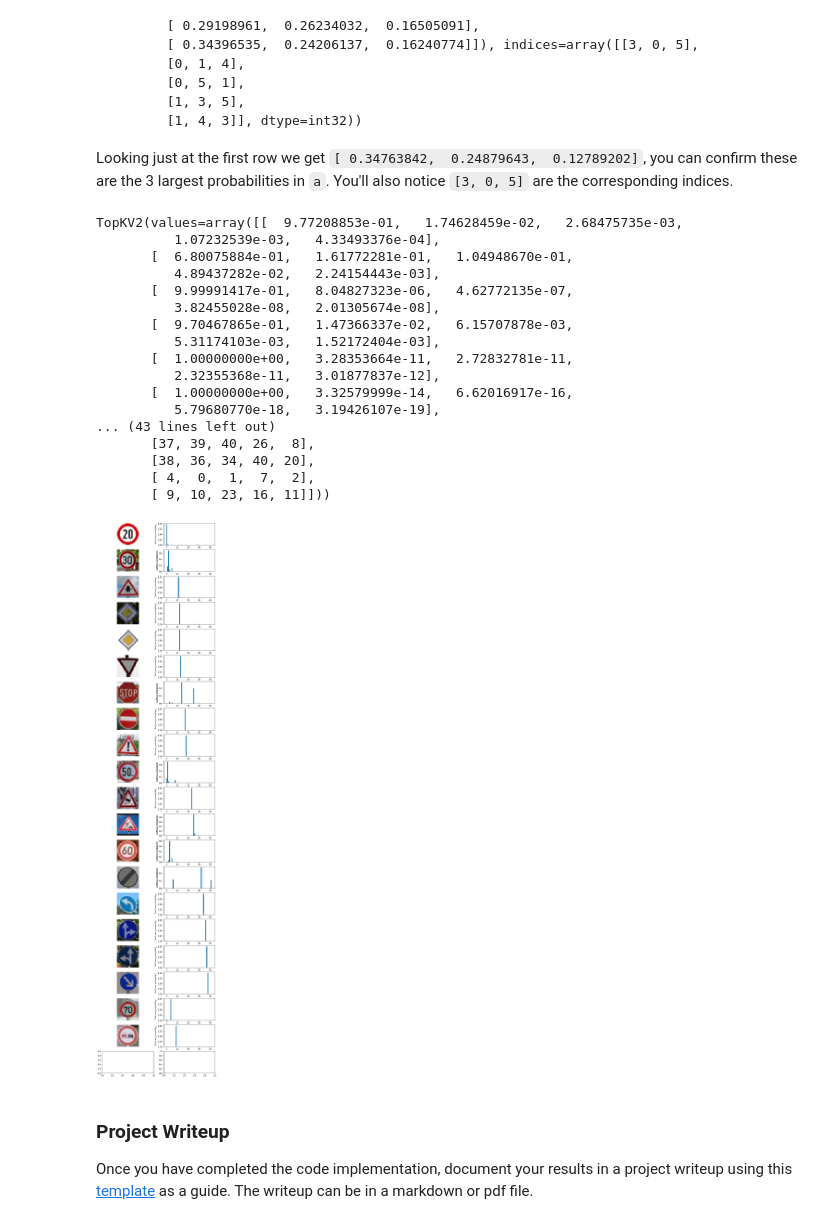
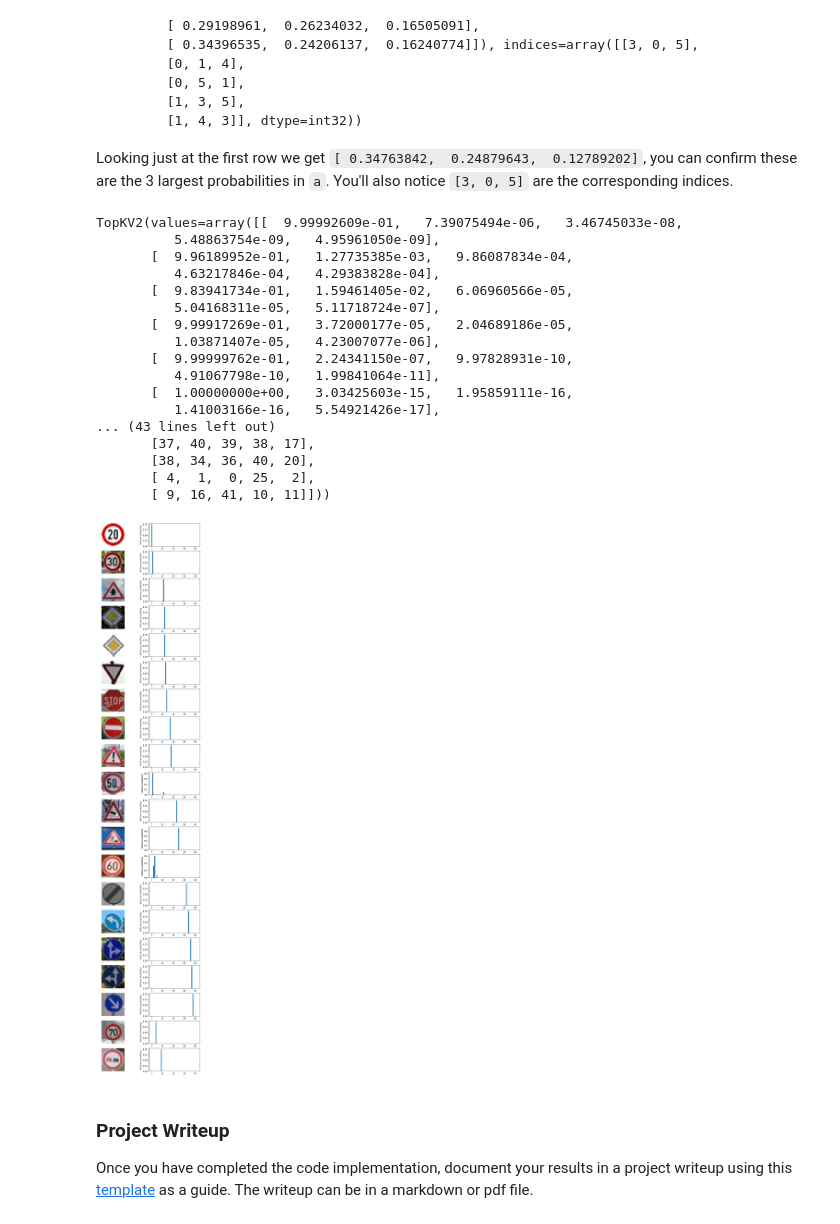
Before and after one commit to dramadan/Traffic_Sign_Classifier_CarND, a Jupyter notebook: Traffic_Sign_Classifier.ipynb, the cells around one changed output. Cells and saved outputs as stored; diff of their text form; code cells hidden in the pictures.

```diff
--- a/Traffic_Sign_Classifier.ipynb
+++ b/Traffic_Sign_Classifier.ipynb
@@ -210,7 +212,7 @@ X_test = X_test_normalized
 # %%
 from tensorflow.contrib.layers import flatten
 
-def LeNet(x):
+def SermaNet(x):
     # Arguments used for tf.truncated_normal, randomly defines variables for the weights and biases for each layer
     mu = 0
     sigma = 0.1
@@ -294,7 +296,7 @@ keep_prob = tf.placeholder(tf.float32)
 # %%
 rate = 0.001
 
-logits = LeNet(x)
+logits = SermaNet(x)
 
 cross_entropy = tf.nn.softmax_cross_entropy_with_logits(logits=logits, labels=one_hot_y)
 loss_operation = tf.reduce_mean(cross_entropy)
@@ -377,7 +379,9 @@ plt.show()
 with tf.Session() as sess:
     saver.restore(sess, tf.train.latest_checkpoint('.'))
     test_accuracy = evaluate(X_test, y_test)
+    validation_accuracy = evaluate(X_valid, y_valid)
     print("Test Accuracy = {:.3f}".format(test_accuracy))
+    print("Validation Accuracy = {:.3f}".format(validation_accuracy))
 # %% [output]
 INFO:tensorflow:Restoring parameters from .\sermanet
 Test Accuracy = 0.935
@@ -430,7 +436,7 @@ for i in range(len(images)):
     ax = fig.add_subplot(7,4,i+1)
     ax.axis('off')
     ax.imshow(img, interpolation='none')
-    ax.set_title(label_map[labels[i]])
+    ax.set_title(label_map[i])
 
 plt.show()
 # %% [output]
@@ -505,36 +511,36 @@ Looking just at the first row we get `[ 0.34763842,  0.24879643,  0.12789202]`,
 ### Feel free to use as many code cells as needed.
 print(top_k_out)
 # %% [output]
-TopKV2(values=array([[  9.77208853e-01,   1.74628459e-02,   2.68475735e-03,
-          1.07232539e-03,   4.33493376e-04],
-       [  6.80075884e-01,   1.61772281e-01,   1.04948670e-01,
-          4.89437282e-02,   2.24154443e-03],
-       [  9.99991417e-01,   8.04827323e-06,   4.62772135e-07,
-          3.82455028e-08,   2.01305674e-08],
-       [  9.70467865e-01,   1.47366337e-02,   6.15707878e-03,
-          5.31174103e-03,   1.52172404e-03],
-       [  1.00000000e+00,   3.28353664e-11,   2.72832781e-11,
-          2.32355368e-11,   3.01877837e-12],
-       [  1.00000000e+00,   3.32579999e-14,   6.62016917e-16,
-          5.79680770e-18,   3.19426107e-19],
+TopKV2(values=array([[  9.99992609e-01,   7.39075494e-06,   3.46745033e-08,
+          5.48863754e-09,   4.95961050e-09],
+       [  9.96189952e-01,   1.27735385e-03,   9.86087834e-04,
+          4.63217846e-04,   4.29383828e-04],
+       [  9.83941734e-01,   1.59461405e-02,   6.06960566e-05,
+          5.04168311e-05,   5.11718724e-07],
+       [  9.99917269e-01,   3.72000177e-05,   2.04689186e-05,
+          1.03871407e-05,   4.23007077e-06],
+       [  9.99999762e-01,   2.24341150e-07,   9.97828931e-10,
+          4.91067798e-10,   1.99841064e-11],
+       [  1.00000000e+00,   3.03425603e-15,   1.95859111e-16,
+          1.41003166e-16,   5.54921426e-17],
 ... (43 lines left out)
-       [37, 39, 40, 26,  8],
-       [38, 36, 34, 40, 20],
-       [ 4,  0,  1,  7,  2],
-       [ 9, 10, 23, 16, 11]]))
+       [37, 40, 39, 38, 17],
+       [38, 34, 36, 40, 20],
+       [ 4,  1,  0, 25,  2],
+       [ 9, 16, 41, 10, 11]]))
 # %%
-fig, ax = plt.subplots(21,2,figsize=(10,50))
+fig, ax = plt.subplots(20,2,figsize=(10,50))
 ax = ax.ravel()
 
 for i in range(len(softmax_out)*2):
     if i%2 == 0:
         ax[i].axis('off')
         ax[i].imshow(images[i//2])
     else:
         ax[i].bar(np.arange(n_classes), softmax_out[(i-1)//2])
         ax[i].set_ylabel('Softmax probability')
 # %% [output]
-[figure, old version]
+[figure, new version]
 # %% [markdown]
 ### Project Writeup
 
```
Also changed, not shown: parts of 10 cells of this notebook.
